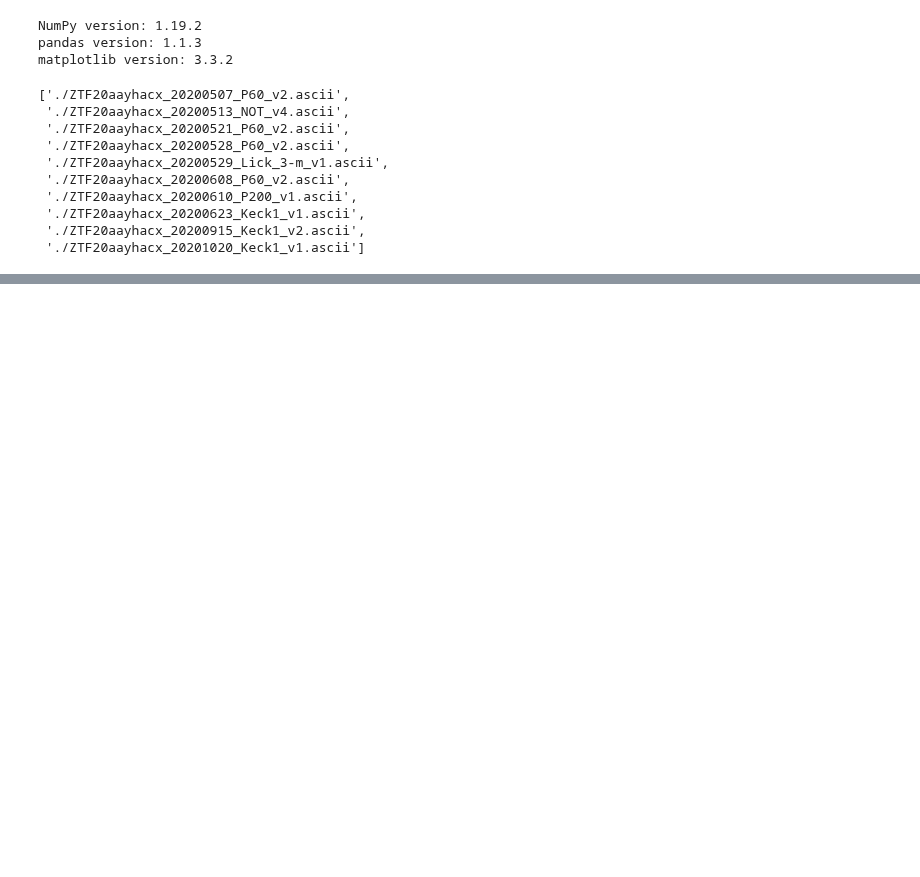
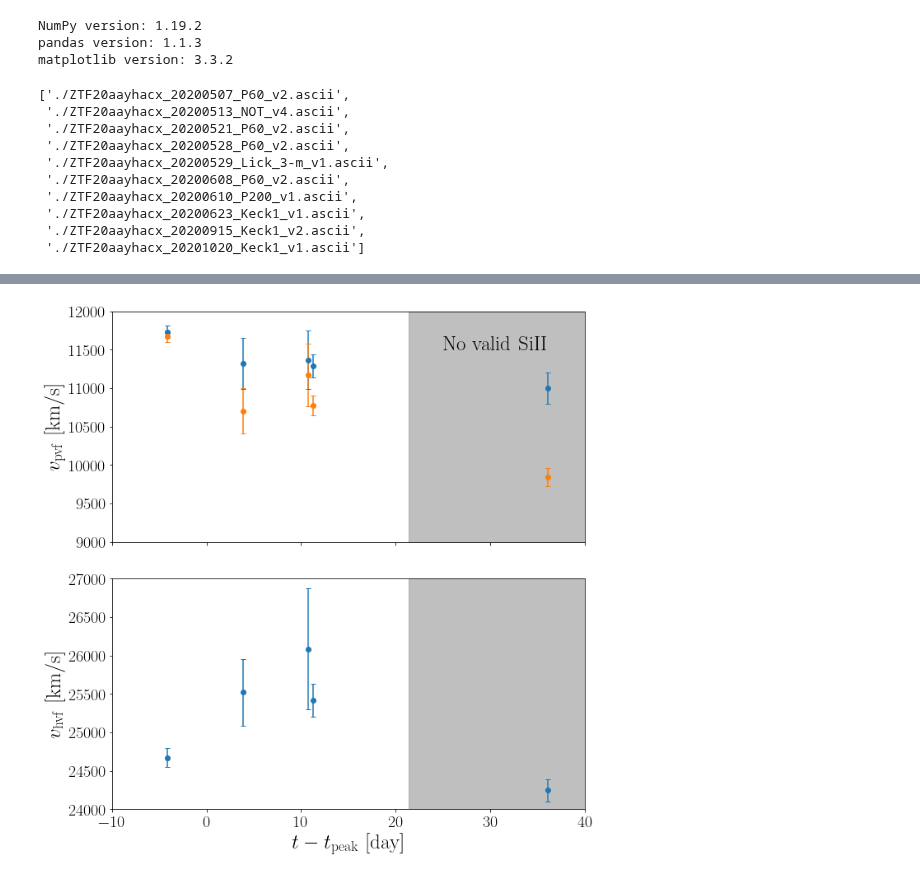
Before and after one commit to slowdivePTG/SN2020jgb, a Jupyter notebook: spectroscopy/SpectroscopicEvolution.ipynb, the cells around one changed output, grey strips where cells are left out. Saved outputs shown, nothing was run; the diff lists cells and outputs as text; code cells hidden in the pictures; blank space fills up the shorter version.

```diff
--- a/spectroscopy/SpectroscopicEvolution.ipynb
+++ b/spectroscopy/SpectroscopicEvolution.ipynb
@@ -191 +208,47 @@ fig.subplots_adjust(left=0.06, bottom=0.051, top=0.953, right=0.991)
 [figure]
+# %%
+date_list = (np.array(mjd_list)-t_max_mjd) / (1 + z)
+# %%
+SiII_vel = np.array([np.nan, -11733, -11321, -11369, -11288, np.nan, np.nan, -11000, np.nan, np.nan])
+SiII_vel_sig = np.array([np.nan, 79, 331, 377, 147, np.nan, np.nan, 200, np.nan, np.nan])
+
+CaII_vel_pvf = np.array([np.nan, -11676, -10702, -11172, -10780, np.nan, np.nan, -9843, np.nan, np.nan])
+CaII_vel_pvf_sig = np.array([np.nan, 74, 293, 405, 129, np.nan, np.nan, 120, np.nan, np.nan])
+
+CaII_vel_hvf = np.array([np.nan, -24672, -25520, -26084, -25418, np.nan, np.nan, -24248, np.nan, np.nan])
+CaII_vel_hvf_sig = np.array([np.nan, 119, 435, 786, 212, np.nan, np.nan, 144, np.nan, np.nan])
+# %%
+f, ax = plt.subplots(2, 1, figsize=(10, 10), sharex=True)
+
+ylim1 = [9000, 12000]
+ylim2 = [24000, 27000]
+
+ax[0].errorbar(date_list, -SiII_vel, yerr=SiII_vel_sig, fmt='o', capsize=3)
+ax[0].errorbar(date_list,
+               -CaII_vel_pvf,
+               yerr=CaII_vel_pvf_sig,
+               fmt='o',
+               capsize=3)
+ax[1].errorbar(date_list,
+               -CaII_vel_hvf,
+               yerr=CaII_vel_hvf_sig,
+               fmt='o',
+               capsize=3)
+ax[0].fill_betweenx(ylim1, [date_list[5], date_list[5]],
+                    [date_list[-1], date_list[-1]],
+                    color='grey',
+                    alpha=0.5)
+ax[1].fill_betweenx(ylim2, [date_list[5], date_list[5]],
+                    [date_list[-1], date_list[-1]],
+                    color='grey',
+                    alpha=0.5)
+ax[0].set_ylabel(r'$v_\mathrm{pvf}\ [\mathrm{km/s}]$')
+ax[1].set_ylabel(r'$v_\mathrm{hvf}\ [\mathrm{km/s}]$')
+ax[1].set_xlabel(r'$t-t_\mathrm{peak}\ [\mathrm{day}]$')
+ax[0].set_ylim(ylim1)
+ax[1].set_ylim(ylim2)
+ax[1].set_xlim(-10, 40)
+ax[0].text(25, 11500, r'$\mathrm{No\ valid\ SiII}$')
+plt.tight_layout()
+# %% [output]
+[figure, added]
```
Also changed, not shown: parts of 2 cells of this notebook.
